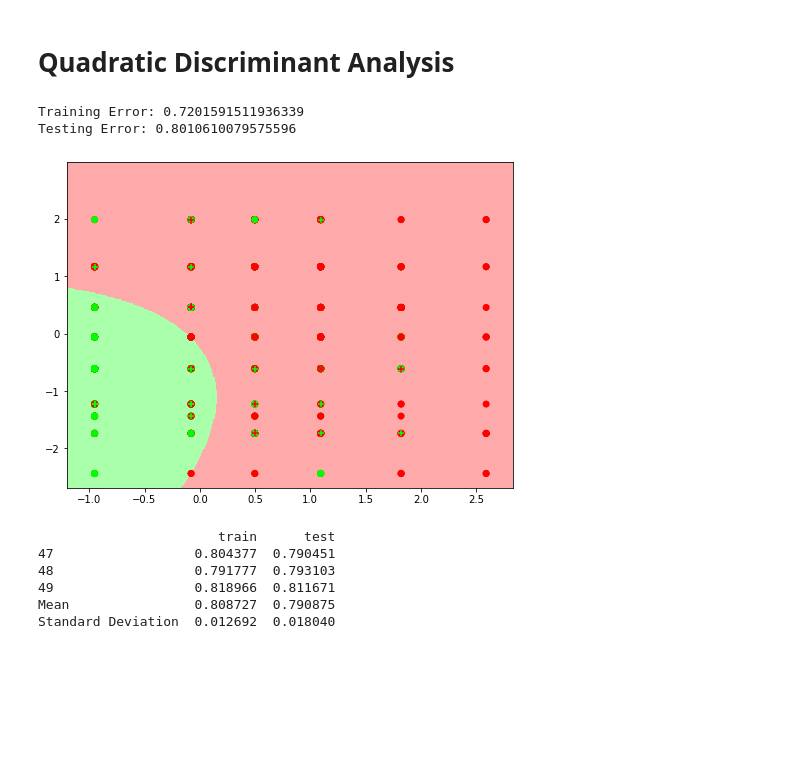
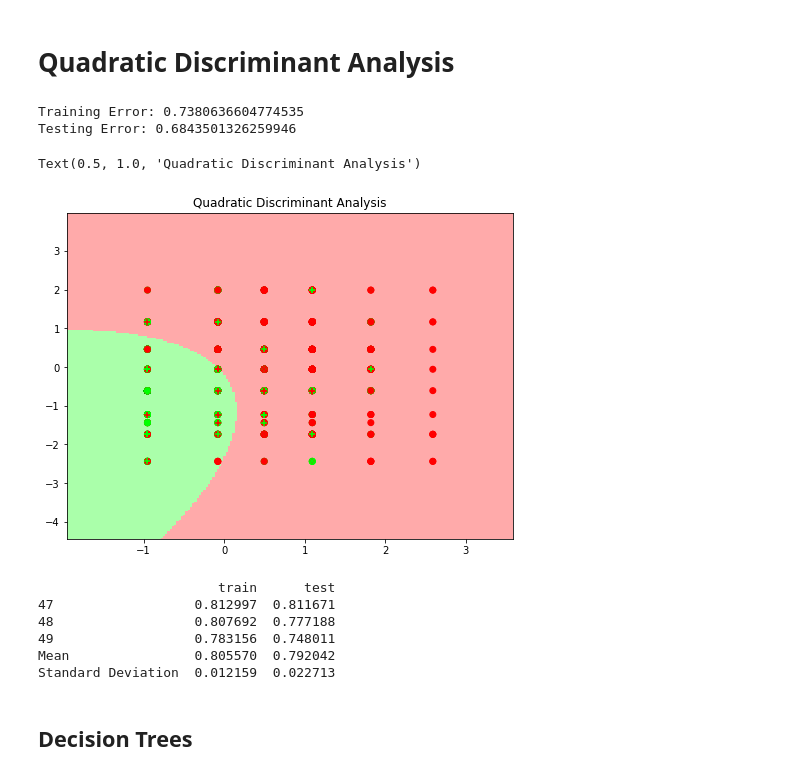
Before and after one commit to JeremyT99/STAT-411-Group-Project, a Jupyter notebook: Polished Presentation.ipynb, the cells around one changed output. Saved outputs shown, nothing was run; the diff lists cells and outputs as text; code cells hidden in the pictures; blank space fills up the shorter version.

```diff
--- a/Polished Presentation.ipynb
+++ b/Polished Presentation.ipynb
@@ -72,15 +72,30 @@ druguser.Ecstasy = druguser.Ecstasy.map(names)
 druguser.Coke = druguser.Coke.map(names)
 druguser.Alcohol = druguser.Alcohol.map(names)
 # %%
-def plot_cat_model(clf, X_train, y_train, X_test, y_test):
+def plot_cat_model(clf, X, y):
 
-    h = 0.01 # Mesh size
+    # We shuffle the data using a random permutation
+
+    n = X.shape[0]
+    test = int(0.20*n)            # We will use a test set made up of 20% of the data from our sample
+    perm = rn.permutation(n)
+    X = X[perm]
+    y = y[perm]
+    X_test = X[:test]       # Then create the test
+    y_test = y[:test]
+    X_train = X[test:]     # and train sets
+    y_train = y[test:]
+
+    clf.fit(X_train, y_train) # Fit the model
+
+    nn = 200
     # Plot the decision boundary. For that, we will assign a color to each
     # point in the mesh [x_min, m_max]x[y_min, y_max].
-    x_min, x_max = X_train[:, 0].min() - 0.25, X_train[:, 0].max() + 0.25
-    y_min, y_max = X_train[:, 1].min() - 0.25, 3
-    xx, yy = np.meshgrid(np.arange(x_min, x_max, h),
-        np.arange(y_min, y_max, h))
+    x_min, x_max = X[:, 0].min() - 1, X[:, 0].max() + 1
+    y_min, y_max = X[:, 1].min() - 2, X[:, 1].max() + 2
+    xx, yy = np.meshgrid(np.linspace(x_min, x_max, nn),
+        np.linspace(y_min, y_max, nn))
+
     Z = clf.predict(np.c_[xx.ravel(), yy.ravel()])
 
     # Put the result into a color plot
@@ -329,20 +373,24 @@ y_train = y[test:]
 # %%
 QDA = QuadraticDiscriminantAnalysis()
 QDA.fit(X_train, y_train)
-plot_cat_model(QDA, X_train, y_train, X_test, y_test)
+plot_cat_model(QDA, X, y)
+plt.title ("Quadratic Discriminant Analysis")
 # %% [output]
-Training Error: 0.7201591511936339
-Testing Error: 0.8010610079575596
+Training Error: 0.7380636604774535
+Testing Error: 0.6843501326259946
+Text(0.5, 1.0, 'Quadratic Discriminant Analysis')
-[figure, old version]
+[figure, new version]
 # %%
 X = np.array(druguser[ keep])
 y = np.array(druguser[['Cannabis']]).reshape(-1)
 
-Bootstrap(QDA)
+Bootstrap(QDA, X, y)
 # %% [output]
                        train      test
-47                  0.804377  0.790451
-48                  0.791777  0.793103
-49                  0.818966  0.811671
-Mean                0.808727  0.790875
-Standard Deviation  0.012692  0.018040
+47                  0.812997  0.811671
+48                  0.807692  0.777188
+49                  0.783156  0.748011
+Mean                0.805570  0.792042
+Standard Deviation  0.012159  0.022713
+# %% [markdown]
+## Decision Trees
```
Also changed, not shown: parts of 39 cells of this notebook, 2 other files.
